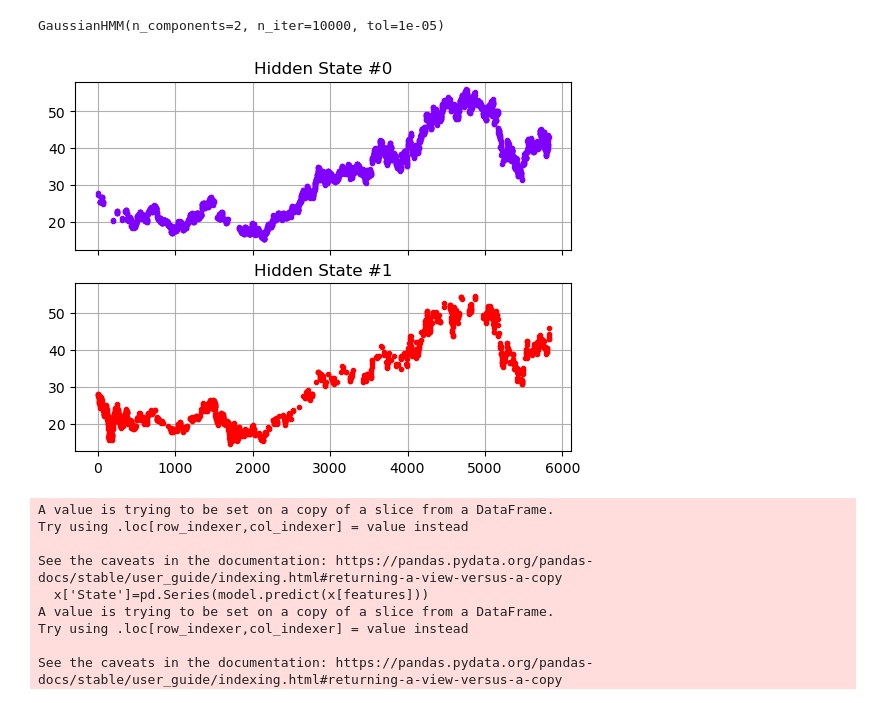
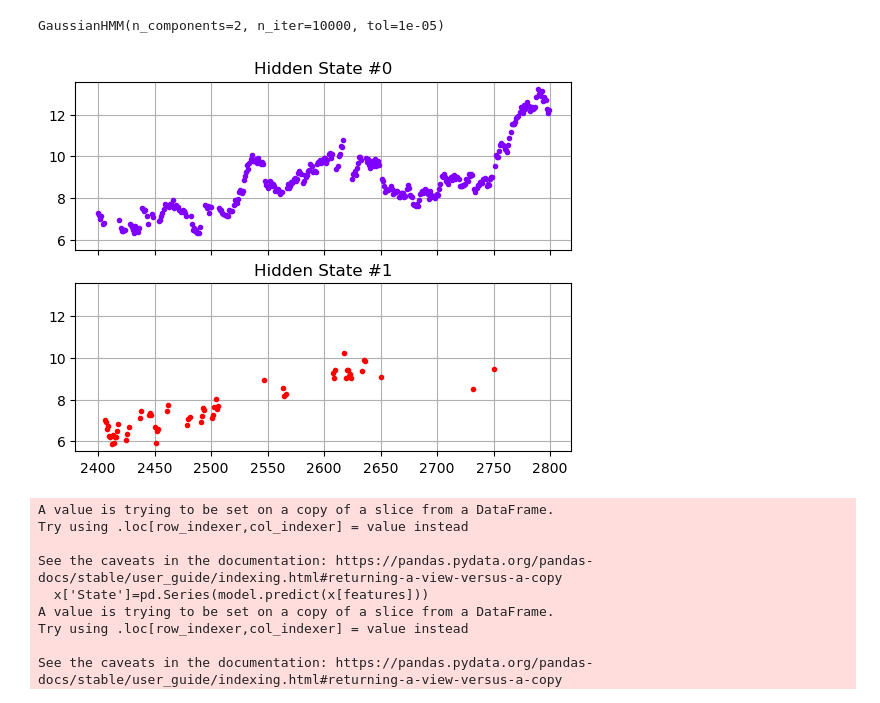
Before and after one commit to srijanrodo/erdos_regime_switch, a Jupyter notebook: stock_hmm.ipynb, the cells around one changed output. Cells and saved outputs as stored; diff of their text form; code cells hidden in the pictures.

```diff
--- a/stock_hmm.ipynb
+++ b/stock_hmm.ipynb
@@ -70,9 +70,9 @@ model.fit(xdata,lengths)
 # %% [output]
 GaussianHMM(n_components=2, n_iter=10000, tol=1e-05)
 # %%
-plot_in_sample_hidden_states(model,data_full[-1],features)
+plot_in_sample_hidden_states(model,data_full[3][2400:2800],features)
 # %% [output]
-[figure, old version]
+[figure, new version]
 # %%
 l=[]
 for (i,x) in enumerate(data):
```
Also changed, not shown: 1 other file.
